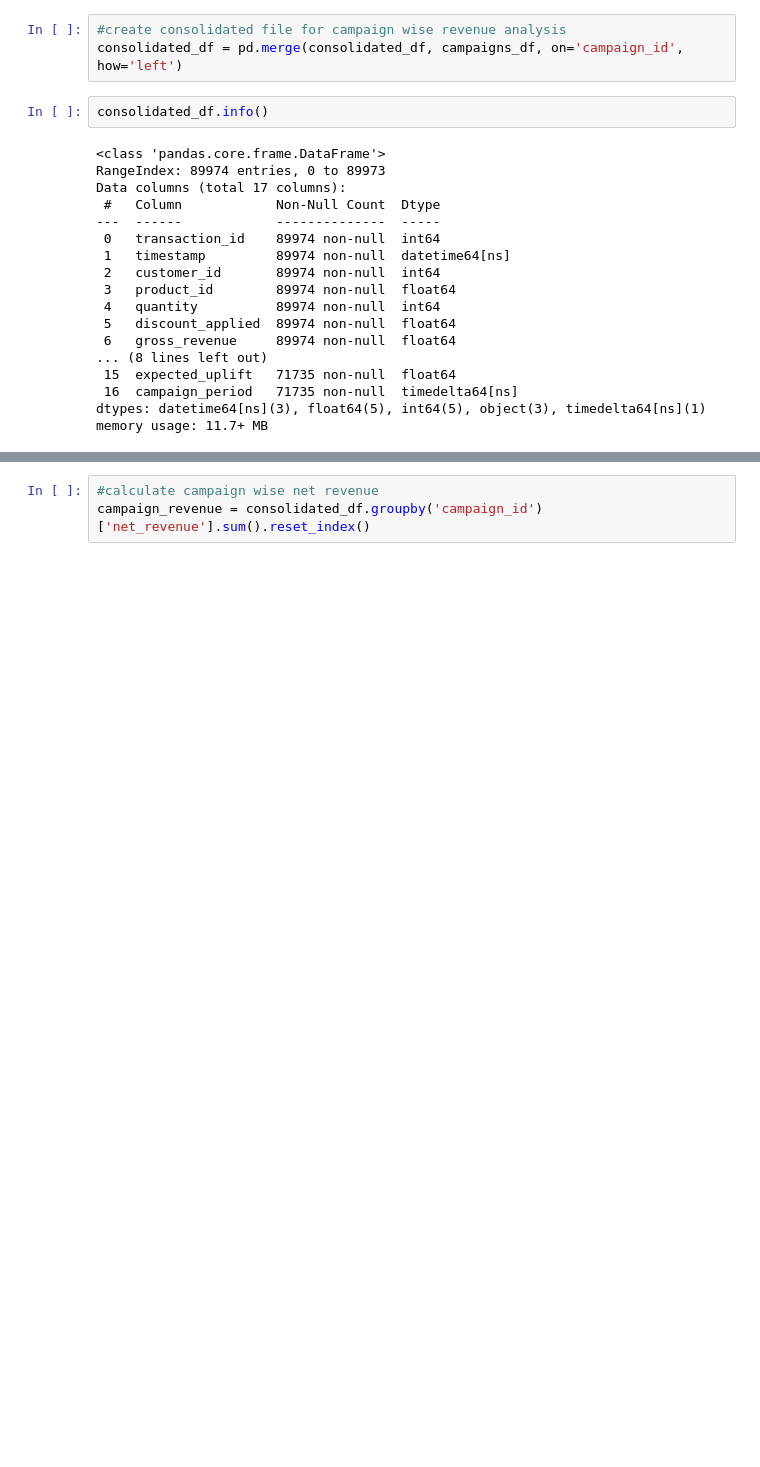
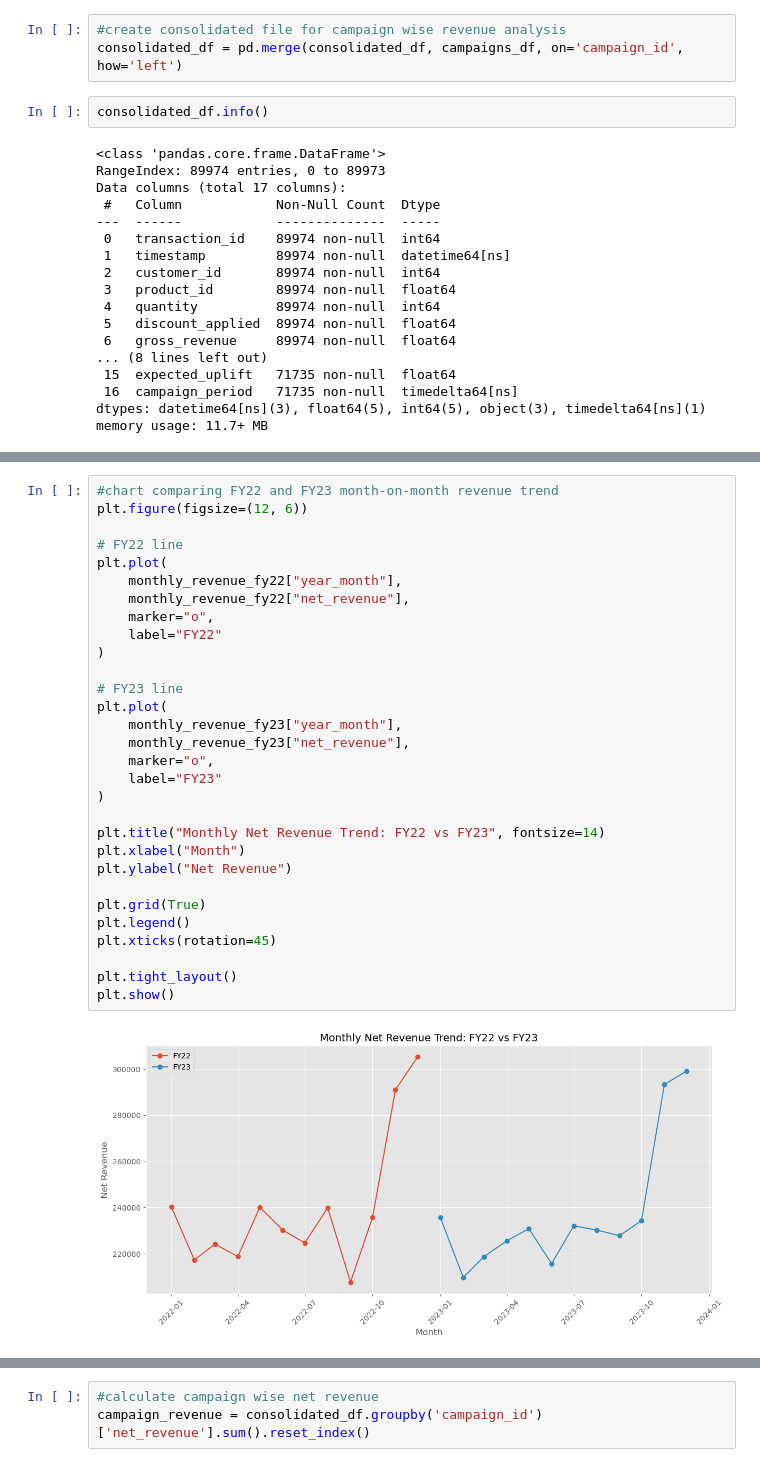
Before and after one commit to rahulnanda27/Campaign_Analysis_EDA_Project, a Jupyter notebook: EDA_code.ipynb, the cells around one changed output, grey strips where cells are left out. Drawn from its saved outputs; the diff is of its cells as text; blank space fills up the shorter version.

```diff
--- a/EDA_code.ipynb
+++ b/EDA_code.ipynb
@@ -379,0 +486,32 @@ memory usage: 11.7+ MB
+# %%
+#chart comparing FY22 and FY23 month-on-month revenue trend
+plt.figure(figsize=(12, 6))
+
+# FY22 line
+plt.plot(
+    monthly_revenue_fy22["year_month"],
+    monthly_revenue_fy22["net_revenue"],
+    marker="o",
+    label="FY22"
+)
+
+# FY23 line
+plt.plot(
+    monthly_revenue_fy23["year_month"],
+    monthly_revenue_fy23["net_revenue"],
+    marker="o",
+    label="FY23"
+)
+
+plt.title("Monthly Net Revenue Trend: FY22 vs FY23", fontsize=14)
+plt.xlabel("Month")
+plt.ylabel("Net Revenue")
+
+plt.grid(True)
+plt.legend()
+plt.xticks(rotation=45)
+
+plt.tight_layout()
+plt.show()
+# %% [output]
+[figure, added]
```
Also changed, not shown: parts of 19 cells of this notebook.
